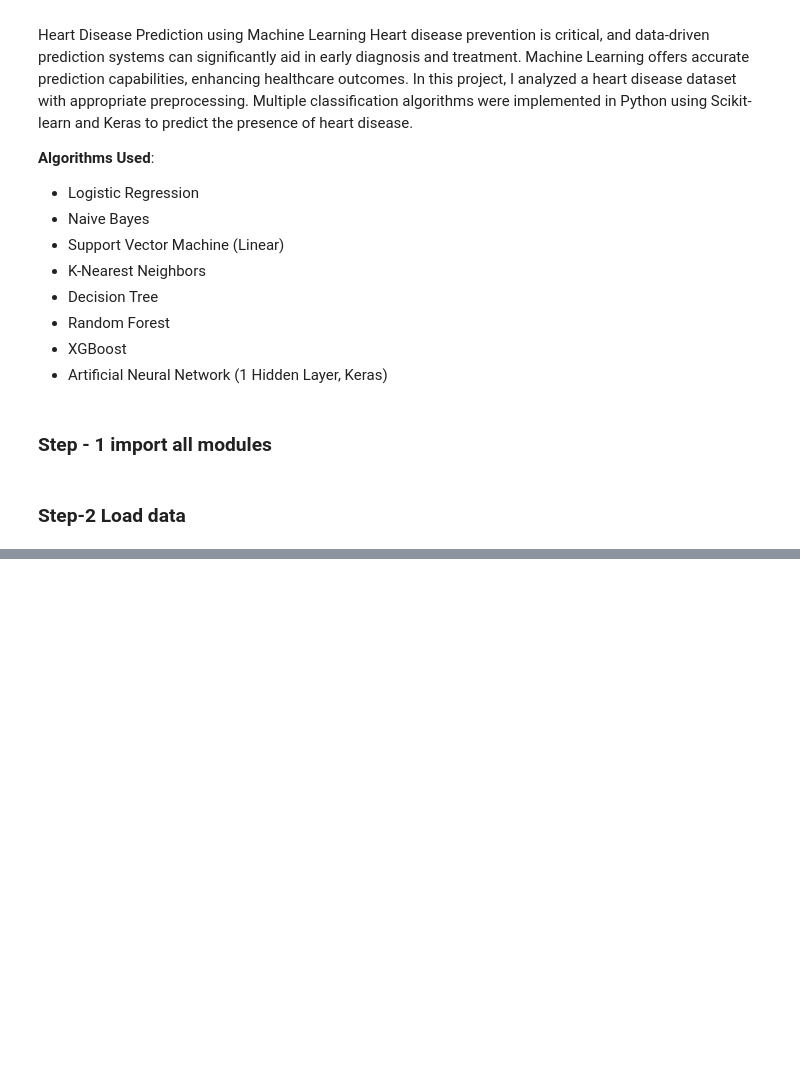
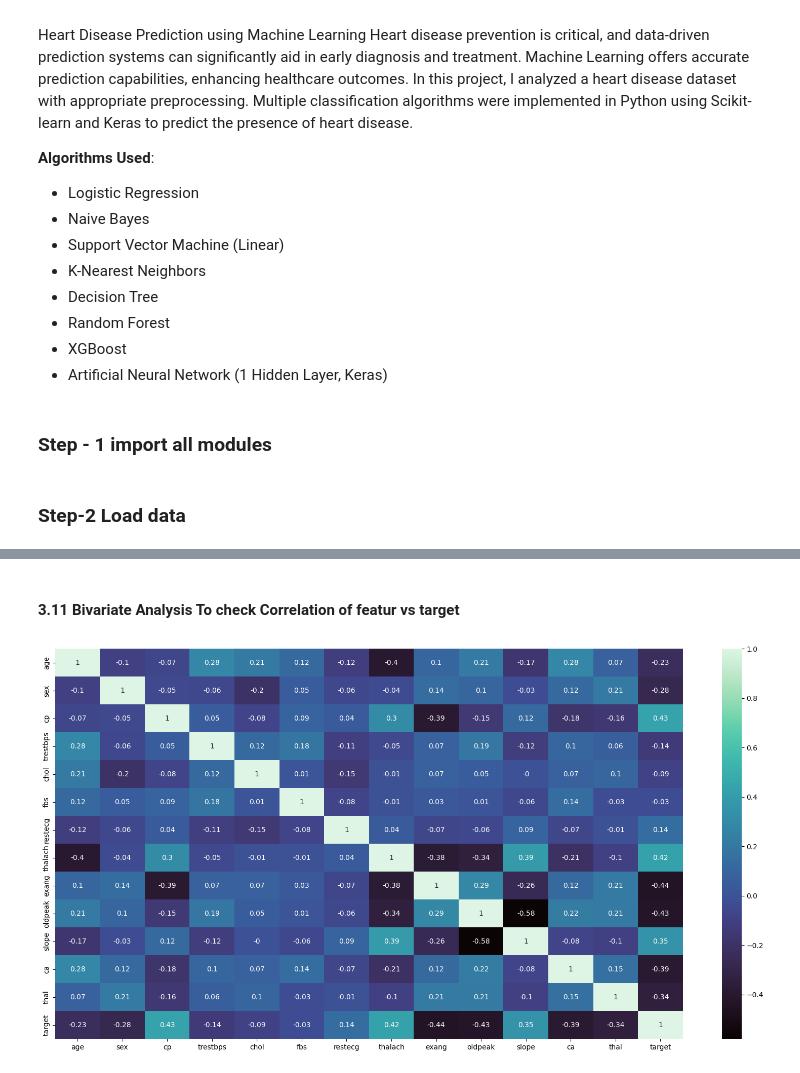
Before and after one commit to draj-codes/heart-disease, a Jupyter notebook: ml_model/heat disease.ipynb, the cells around one changed output, grey strips where cells are left out. Saved outputs shown, nothing was run; the diff lists cells and outputs as text; code cells hidden in the pictures; blank space fills up the shorter version.

```diff
--- a/ml_model/heat disease.ipynb
+++ b/ml_model/heat disease.ipynb
@@ -39,0 +184,8 @@ df= pd.read_csv("heart.csv")
+# %% [markdown]
+#### 3.11 Bivariate Analysis To check Correlation of featur vs target
+# %%
+plt.figure(figsize=(20,10))
+sns.heatmap(df.corr().round(2),cmap="mako", annot=True)
+plt.show()
+# %% [output]
+[figure, added]
```
Also changed, not shown: parts of 15 cells of this notebook.
